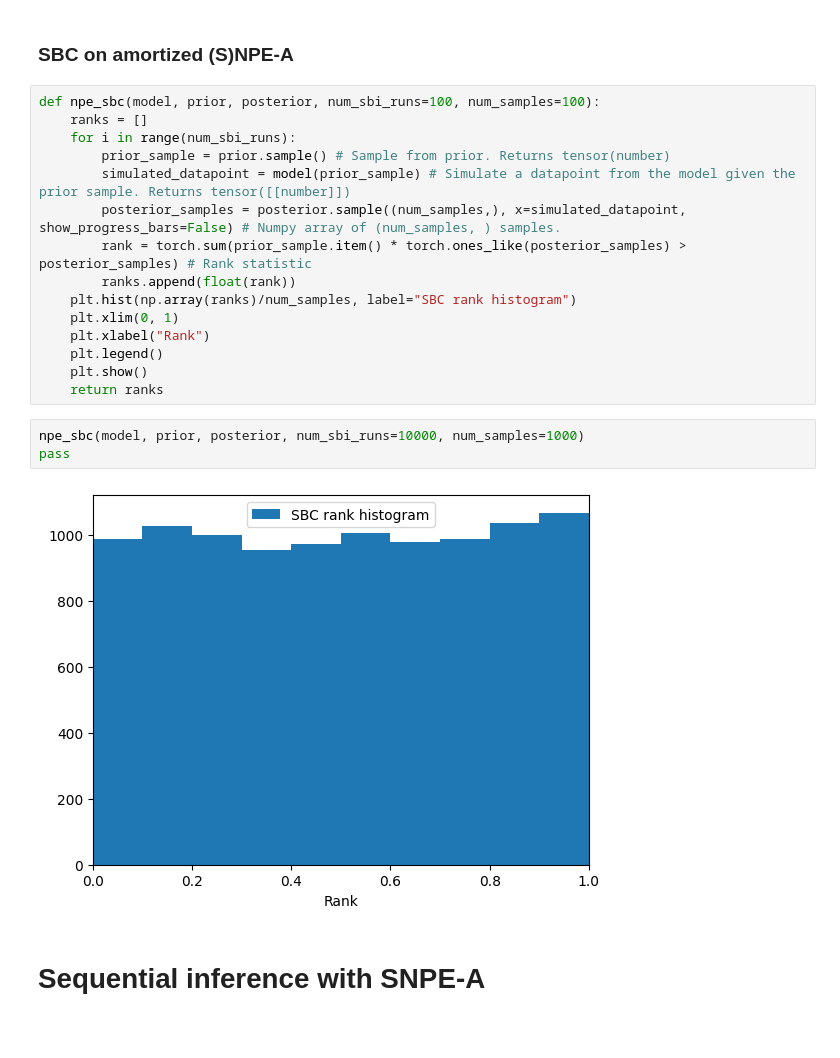
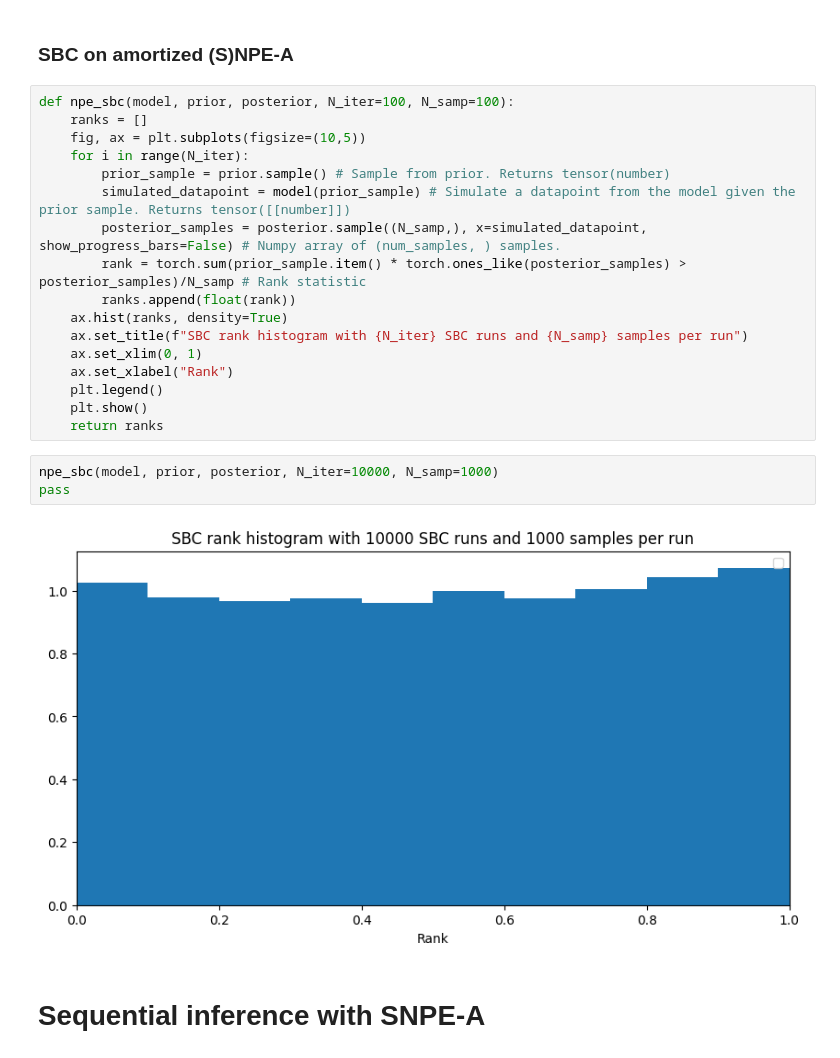
Before and after one commit to kaisamaroo/SBC-SBI, a Jupyter notebook: SBI/1D Examples/1D_GaussianGaussian_Far_SNPE_A.ipynb, the cells around one changed output. Drawn from its saved outputs; the diff is of its cells as text; blank space fills up the shorter version.

```diff
--- a/SBI/1D Examples/1D_GaussianGaussian_Far_SNPE_A.ipynb
+++ b/SBI/1D Examples/1D_GaussianGaussian_Far_SNPE_A.ipynb
@@ -136,25 +203,27 @@ plt.show()
 # %% [markdown]
 ### SBC on amortized (S)NPE-A
 # %%
-def npe_sbc(model, prior, posterior, num_sbi_runs=100, num_samples=100):
+def npe_sbc(model, prior, posterior, N_iter=100, N_samp=100):
     ranks = []
-    for i in range(num_sbi_runs):
+    fig, ax = plt.subplots(figsize=(10,5))
+    for i in range(N_iter):
         prior_sample = prior.sample() # Sample from prior. Returns tensor(number)
         simulated_datapoint = model(prior_sample) # Simulate a datapoint from the model given the prior sample. Returns tensor([[number]])
-        posterior_samples = posterior.sample((num_samples,), x=simulated_datapoint, show_progress_bars=False) # Numpy array of (num_samples, ) samples.
-        rank = torch.sum(prior_sample.item() * torch.ones_like(posterior_samples) > posterior_samples) # Rank statistic
+        posterior_samples = posterior.sample((N_samp,), x=simulated_datapoint, show_progress_bars=False) # Numpy array of (num_samples, ) samples.
+        rank = torch.sum(prior_sample.item() * torch.ones_like(posterior_samples) > posterior_samples)/N_samp # Rank statistic
         ranks.append(float(rank))
-    plt.hist(np.array(ranks)/num_samples, label="SBC rank histogram")
-    plt.xlim(0, 1)
-    plt.xlabel("Rank")
+    ax.hist(ranks, density=True)
+    ax.set_title(f"SBC rank histogram with {N_iter} SBC runs and {N_samp} samples per run")
+    ax.set_xlim(0, 1)
+    ax.set_xlabel("Rank")
     plt.legend()
     plt.show()
     return ranks
 # %%
-npe_sbc(model, prior, posterior, num_sbi_runs=10000, num_samples=1000)
+npe_sbc(model, prior, posterior, N_iter=10000, N_samp=1000)
 pass
 # %% [output]
-[figure, old version]
+[figure, new version]
 # %% [markdown]
 # Sequential inference with SNPE-A
 # %% [markdown]
```
Also changed, not shown: parts of 9 cells of this notebook, 9 other files.
